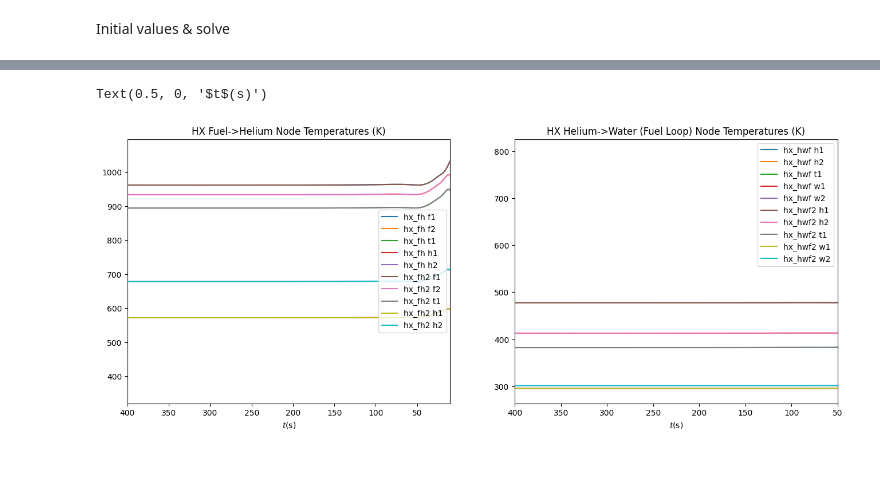
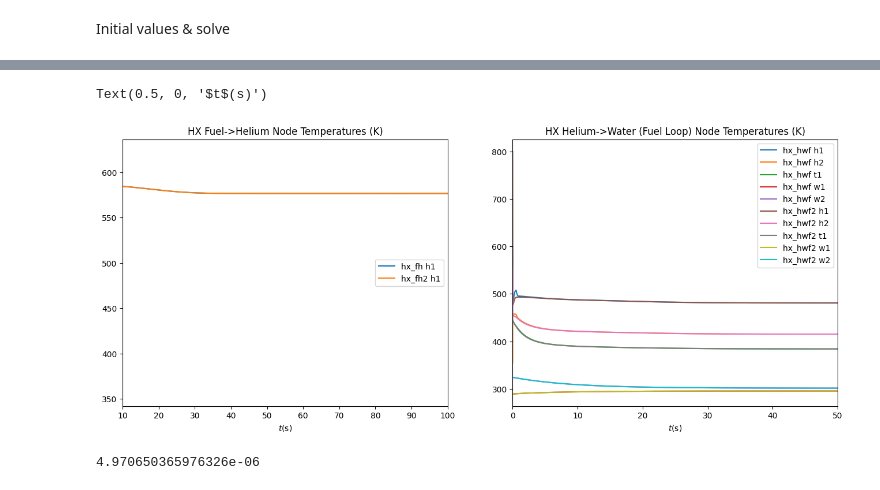
Before and after one commit to LukeLabrie/msc_eng_thesis, a Jupyter notebook: are/model_insert.ipynb, the cells around one changed output, grey strips where cells are left out. Drawn from its saved outputs; the diff is of its cells as text; code cells hidden in the pictures; blank space fills up the shorter version.

```diff
--- a/are/model_insert.ipynb
+++ b/are/model_insert.ipynb
@@ -168,17 +168,18 @@ DDE = jitcdde_input([T_c_f1,T_c_f2,T_c_t1,T_c_c1,T_c_c2,T_c_m,T_hfh_f1,T_hfh_f2,
                T_hhwf2_w1,T_hhwf2_w2,T_hhwc2_h1,T_hhwc2_h2,T_hhwc2_t1,T_hhwc2_w1,T_hhwc2_w2],rho_spline)
 
 # set initial conditions
-DDE.constant_past([T0_c_f1,T0_c_f2,T0_c_t1,T0_c_c1,T0_c_c2,T0_c_m,T0_hfh_f1,T0_hfh_f2,T0_hfh_t1,T0_hfh_h1,T0_hfh_h2,
+DDE.constant_past([T0_c_f1,T0_c_f2,T0_c_t1,T0_c_c1,T0_c_c2,T0_c_m+50,T0_hfh_f1,T0_hfh_f2,T0_hfh_t1,T0_hfh_h1,T0_hfh_h2,
                T0_hch_c1,T0_hch_c2,T0_hch_t1,T0_hch_h1,T0_hch_h2,T0_hhwf_h1,T0_hhwf_h2,T0_hhwf_t1,T0_hhwf_w1,T0_hhwf_w2,
                T0_hhwc_h1,T0_hhwc_h2,T0_hhwc_t1,T0_hhwc_w1,T0_hhwc_w2,n_frac0,C0[0],C0[1],C0[2],C0[3],C0[4],C0[5],0.0,
                T0_hfh_f1,T0_hfh_f2,T0_hfh_t1,T0_hfh_h1,T0_hfh_h2,T0_hch_c1,T0_hch_c2,T0_hch_t1,T0_hch_h1,T0_hch_h2,
                T0_hhwf_h1+200,T0_hhwf_h2+200,T0_hhwf_t1,T0_hhwf_w1,T0_hhwf_w2,T0_hhwc_h1,T0_hhwc_h2,T0_hhwc_t1,T0_hhwc_w1,T0_hhwc_w2])
 
-DDE.adjust_diff()
+# DDE.adjust_diff()
 
-#DDE.set_integration_parameters(atol=1e-10, rtol=1e-05, first_step=1.0, min_step=1e-11, max_step=10.0, decrease_threshold=1.1,
-#                           increase_threshold=0.5, safety_factor=0.9, max_factor=5.0, min_factor=0.2, pws_factor=3,
-#                           pws_atol=0.0, pws_rtol=1e-05, pws_max_iterations=10, pws_base_increase_chance=0.1, pws_fuzzy_increase=False)
+DDE.set_integration_parameters(atol=1e-12, rtol=1e-12, first_step=1.0, min_step=1e-20, max_step=10.0,
+                               decrease_threshold=1.1, increase_threshold=0.5, safety_factor=0.9, max_factor=5.0,
+                               min_factor=0.2, pws_factor=3, pws_atol=0.0, pws_rtol=1e-05, pws_max_iterations=10,
+                               pws_base_increase_chance=0.1, pws_fuzzy_increase=False)
 #
 # DDE.step_on_discontinuities()
 
@@ -191,8 +245,8 @@ Using default integration parameters.
 # %%
 fig,axs = plt.subplots(3,3,figsize=(18,18))
 
-t_0 = 440
-t_f = 440+60*4
+t_0 = 0
+t_f = 1000
 
 p_error = 0.17
 
@@ -292,7 +346,7 @@ axs[1,0].set_xlabel("t (s)")
 axs[1,0].set_title(r"$n$")
 axs[1,0].set_ylabel(r"$\frac{n}{n_0}$")
 axs[1,0].set_xlim([t_0,t_f])
-axs[1,0].set_ylim([0,3])
+#axs[1,0].set_ylim([0,1.5])
 axs[1,0].legend()
 
 axs[2,0].plot(T,[s[33] for s in sol_jit],label="n")
@@ -337,39 +384,43 @@ print(sol_jit[-1][33])
 # %%
 fig, axs = plt.subplots(1,2,figsize=(16,6))
 
-axs[0].set_xlim([t_0,10])
+axs[0].set_xlim([10,100])
 # axs[0,1].set_ylim([650,750])
-axs[0].plot(T,[s[6] for s in sol_jit],label="hx_fh f1")
-axs[0].plot(T,[s[7] for s in sol_jit],label="hx_fh f2")
-axs[0].plot(T,[s[8] for s in sol_jit],label="hx_fh t1")
+#axs[0].plot(T,[s[6] for s in sol_jit],label="hx_fh f1")
+#axs[0].plot(T,[s[7] for s in sol_jit],label="hx_fh f2")
+#axs[0].plot(T,[s[8] for s in sol_jit],label="hx_fh t1")
 axs[0].plot(T,[s[9] for s in sol_jit],label="hx_fh h1")
-axs[0].plot(T,[s[10] for s in sol_jit],label="hx_fh h2")
-axs[0].plot(T,[s[34] for s in sol_jit],label="hx_fh2 f1")
-axs[0].plot(T,[s[35] for s in sol_jit],label="hx_fh2 f2")
-axs[0].plot(T,[s[36] for s in sol_jit],label="hx_fh2 t1")
+#axs[0].plot(T,[s[10] for s in sol_jit],label="hx_fh h2")
+#axs[0].plot(T,[s[34] for s in sol_jit],label="hx_fh2 f1")
+#axs[0].plot(T,[s[35] for s in sol_jit],label="hx_fh2 f2")
+#axs[0].plot(T,[s[36] for s in sol_jit],label="hx_fh2 t1")
 axs[0].plot(T,[s[37] for s in sol_jit],label="hx_fh2 h1")
-axs[0].plot(T,[s[38] for s in sol_jit],label="hx_fh2 h2")
+#axs[0].plot(T,[s[38] for s in sol_jit],label="hx_fh2 h2")
 axs[0].set_title("HX Fuel->Helium Node Temperatures (K)")
 axs[0].legend(loc="right")
 axs[0].set_xlabel(r"$t$(s)")
 
 axs[1].set_xlim([t_0,50])
 axs[1].plot(T,[s[16] for s in sol_jit],label="hx_hwf h1")
 axs[1].plot(T,[s[17] for s in sol_jit],label="hx_hwf h2")
 axs[1].plot(T,[s[18] for s in sol_jit],label="hx_hwf t1")
 axs[1].plot(T,[s[19] for s in sol_jit],label="hx_hwf w1")
 axs[1].plot(T,[s[20] for s in sol_jit],label="hx_hwf w2")
 axs[1].plot(T,[s[44] for s in sol_jit],label="hx_hwf2 h1")
 axs[1].plot(T,[s[45] for s in sol_jit],label="hx_hwf2 h2")
 axs[1].plot(T,[s[46] for s in sol_jit],label="hx_hwf2 t1")
 axs[1].plot(T,[s[47] for s in sol_jit],label="hx_hwf2 w1")
 axs[1].plot(T,[s[48] for s in sol_jit],label="hx_hwf2 w2")
 axs[1].set_title("HX Helium->Water (Fuel Loop) Node Temperatures (K)")
 axs[1].legend()
 axs[1].set_xlabel(r"$t$(s)")
 # %% [output]
 Text(0.5, 0, '$t$(s)')
-[figure, old version]
+[figure, new version]
+# %%
+sol_jit[-1][37]-sol_jit[-1][9]
+# %% [output]
+4.970650365976326e-06
 # %%
 # power generation from fission
 
```
Also changed, not shown: parts of 12 cells of this notebook, 3 other files.
